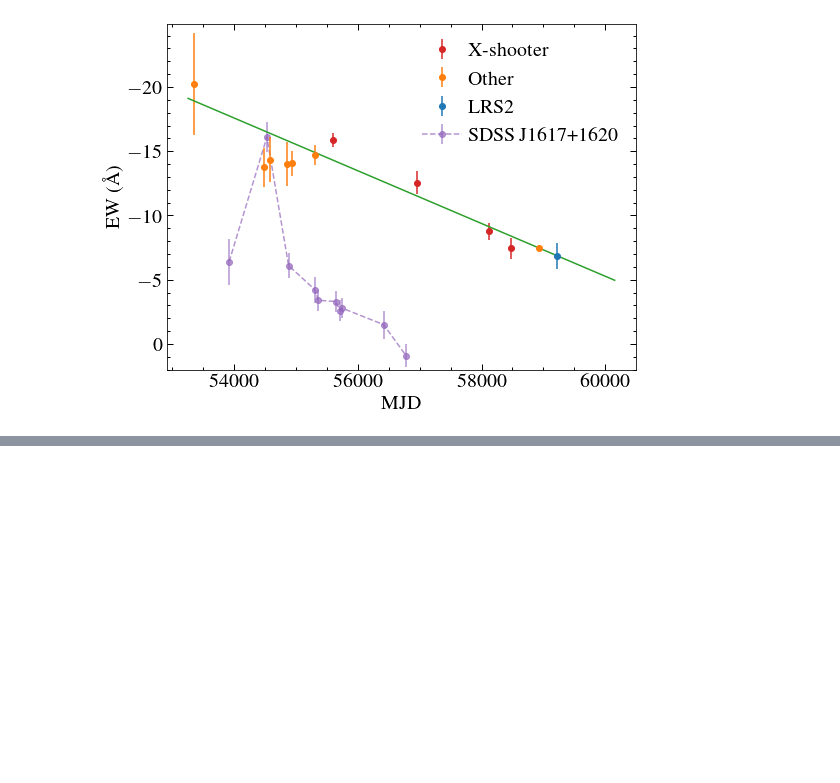
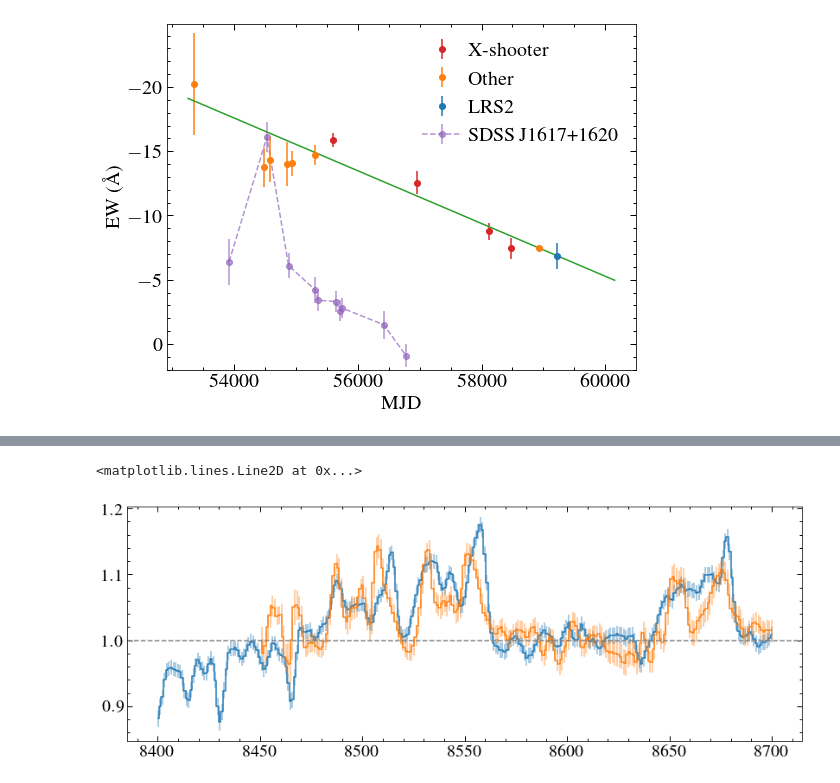
Before and after one commit to davidjwilson/gas_discs, a Jupyter notebook: xshooterql.ipynb, the cells around one changed output, grey strips where cells are left out. Cells and saved outputs as stored; diff of their text form; code cells hidden in the pictures; blank space fills up the shorter version.

```diff
--- a/xshooterql.ipynb
+++ b/xshooterql.ipynb
@@ -685,0 +699,22 @@ plt.tight_layout()
+# %%
+frspec2 = hetspecs2[0]
+data = fits.getdata(frspec2)
+w, f, e = data[0], data[1], data[4]
+# print(w[0])
+mask1 = (w > 8435) & (w < 8440) |(w > 8470) & (w < 8480) | (w > 8520) & (w < 8522) | (w > 8565)  & (w< 8638) | (w > 8685) & (w < 8750)
+mask2 = (w> 8400) & (w < 8700)
+wn, fn, en =  make_plot_spec(w, f,e , mask1, mask2, smooth=4)
+plt.step(wn, fn, where='mid')
+plt.errorbar(wn, fn, yerr=en, ls='none', alpha=0.5, c='C0')
+
+frspec = hetspecs[0]
+data = fits.getdata(frspec)
+w, f, e = data[0], data[1], data[3]
+mask1 = (w > 8470) & (w < 8475) | (w > 8515) & (w < 8522) | (w > 8565)  & (w< 8640) | (w > 8685) & (w < 8750)
+mask2 = (w> 8450) & (w < 8700)
+wn, fn, en =  make_plot_spec(w, f,e , mask1, mask2, smooth=4)
+plt.step(wn, fn,label='LRS2')
+plt.errorbar(wn, fn, yerr=en, ls='none', alpha=0.5, c='C1')
+
+plt.axhline(1, c='0.5', ls='--')
+# %% [output]
@@ -685,0 +723,2 @@ plt.tight_layout()
+<matplotlib.lines.Line2D at 0x...>
+[figure, added]
```
Also changed, not shown: parts of 8 cells of this notebook, 6 other files.
